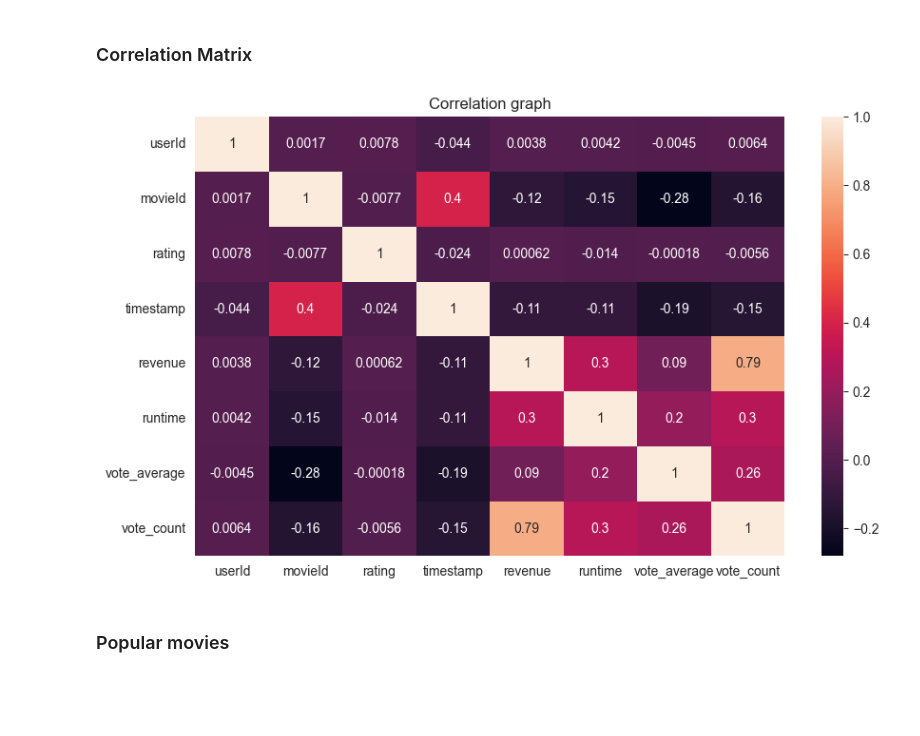
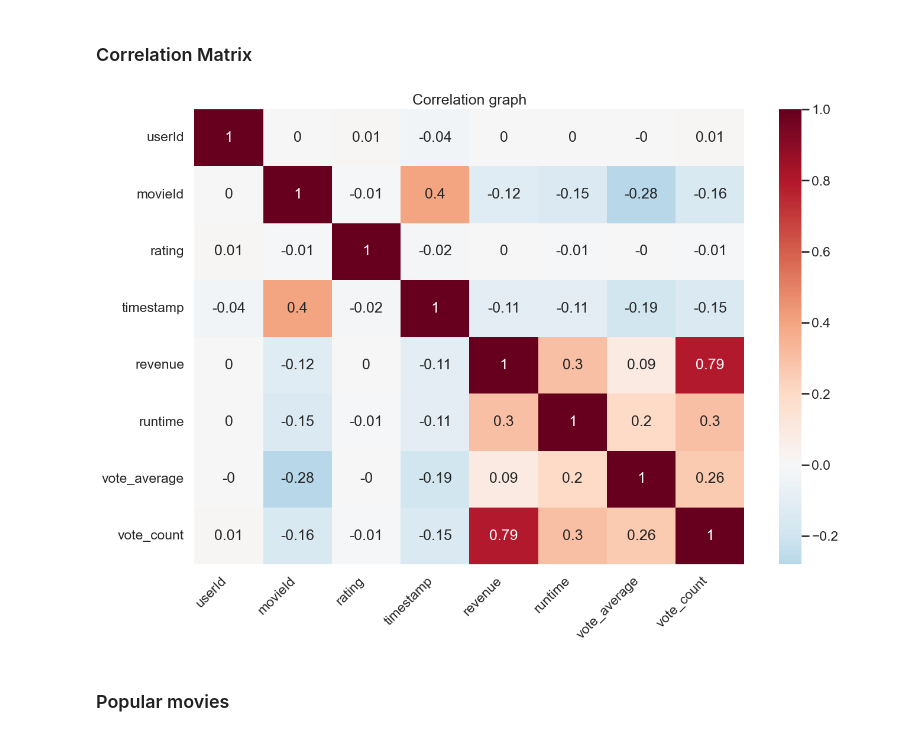
Before and after one commit to KelvinYQC/DataMning_Project, a Jupyter notebook: EDA.ipynb, the cells around one changed output. Saved outputs shown, nothing was run; the diff lists cells and outputs as text; code cells hidden in the pictures; blank space fills up the shorter version.

```diff
--- a/EDA.ipynb
+++ b/EDA.ipynb
@@ -60,14 +71,16 @@ array([[<AxesSubplot:title={'center':'userId'}>,
 ### Correlation Matrix
 # %%
 # check the correlation between variables
-corr = df.corr()
-plt.figure(figsize=(10,6))
 
-sns.heatmap(corr, annot=True)
+cov = df.corr().round(2)
+plt.figure(figsize = (15,10))
+ax = sns.heatmap(cov, annot = True,cmap="RdBu_r", center = 0)
 plt.title('Correlation graph')
+ax.set_xticklabels(ax.get_xticklabels(), rotation=45, ha='right')
+
 plt.show()
 # %% [output]
-[figure, old version]
+[figure, new version]
 # %% [markdown]
 ### Popular movies
 # %%
```
Also changed, not shown: parts of 4 cells of this notebook.
